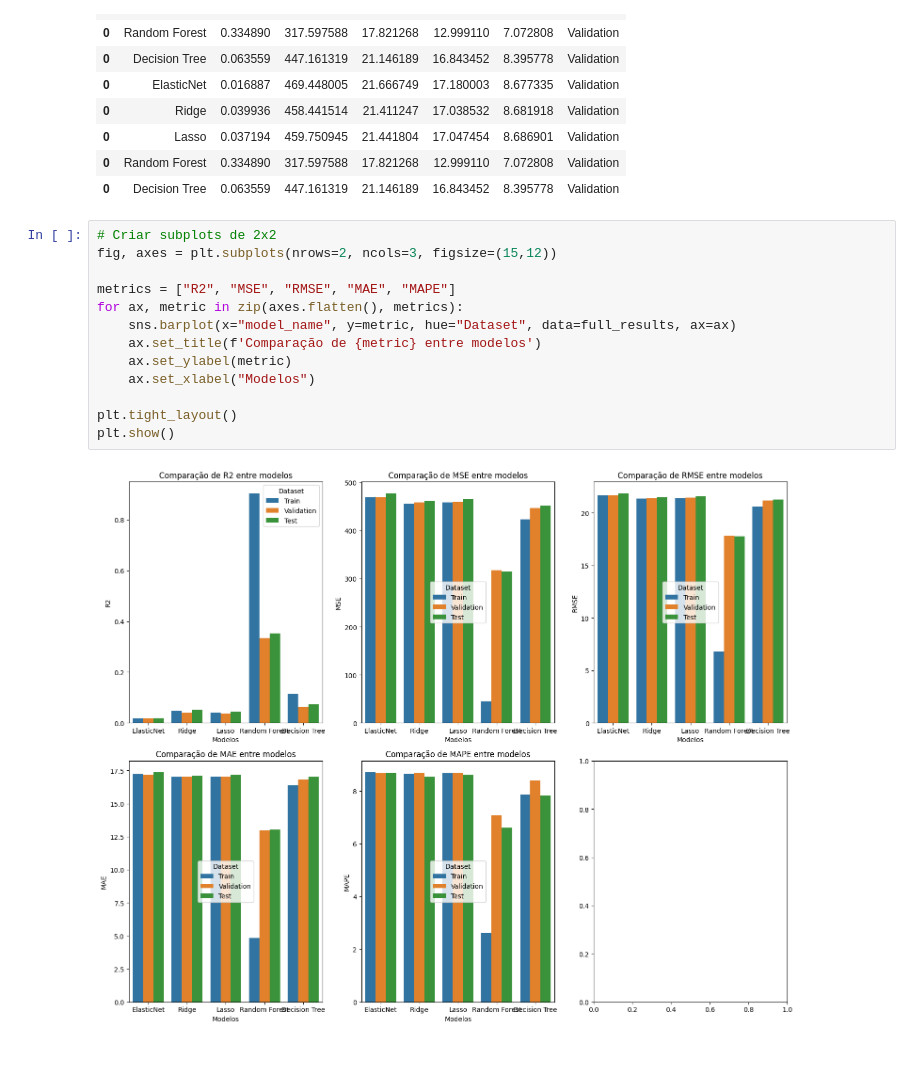
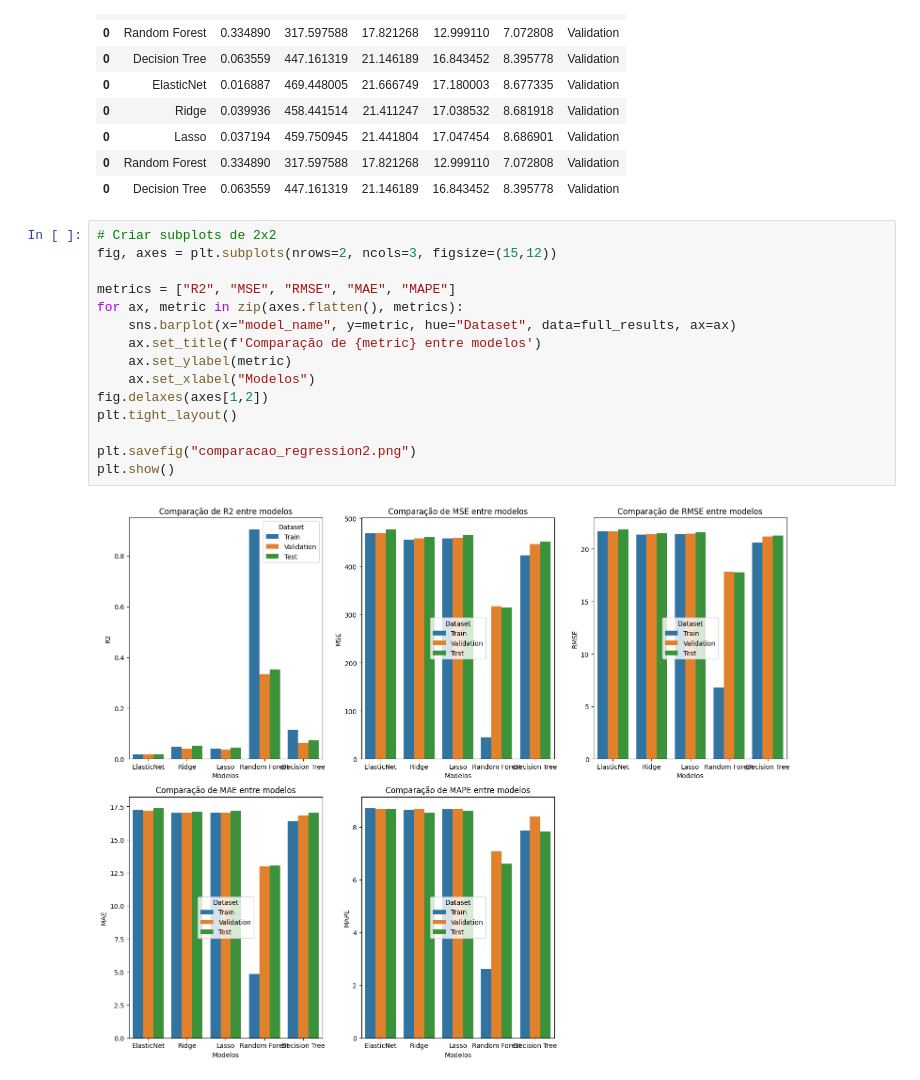
Before and after one commit to Thalesh7991/ensaios-algoritmos-ml, a Jupyter notebook: notebooks/Regressao/Ensaio_Regressao.ipynb, the cells around one changed output. Saved outputs shown, nothing was run; the diff lists cells and outputs as text.

Commit message:
ajuste plot

```diff
--- a/notebooks/Regressao/Ensaio_Regressao.ipynb
+++ b/notebooks/Regressao/Ensaio_Regressao.ipynb
@@ -358,15 +358,17 @@ subset
 # %%
 # Criar subplots de 2x2
 fig, axes = plt.subplots(nrows=2, ncols=3, figsize=(15,12))
 
 metrics = ["R2", "MSE", "RMSE", "MAE", "MAPE"]
 for ax, metric in zip(axes.flatten(), metrics):
     sns.barplot(x="model_name", y=metric, hue="Dataset", data=full_results, ax=ax)
     ax.set_title(f'Comparação de {metric} entre modelos')
     ax.set_ylabel(metric)
     ax.set_xlabel("Modelos")
+fig.delaxes(axes[1,2])
+plt.tight_layout()
 
-plt.tight_layout()
+plt.savefig("comparacao_regression2.png")
 plt.show()
 # %% [output]
-[figure, old version]
+[figure, new version]
```
Also changed, not shown: 1 other file.
